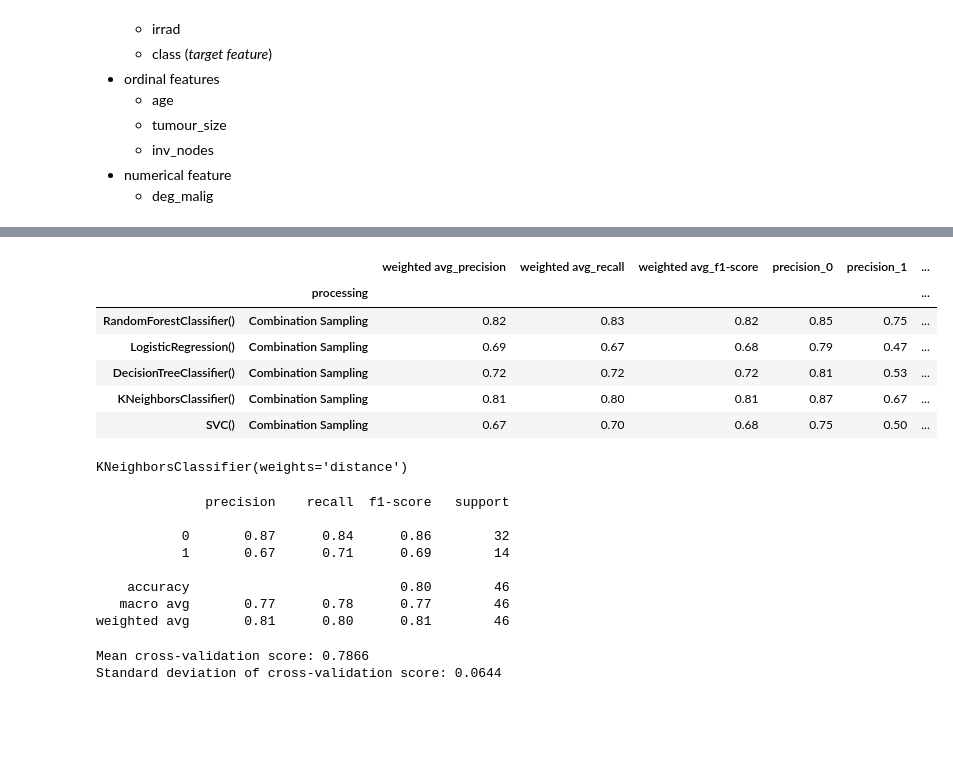
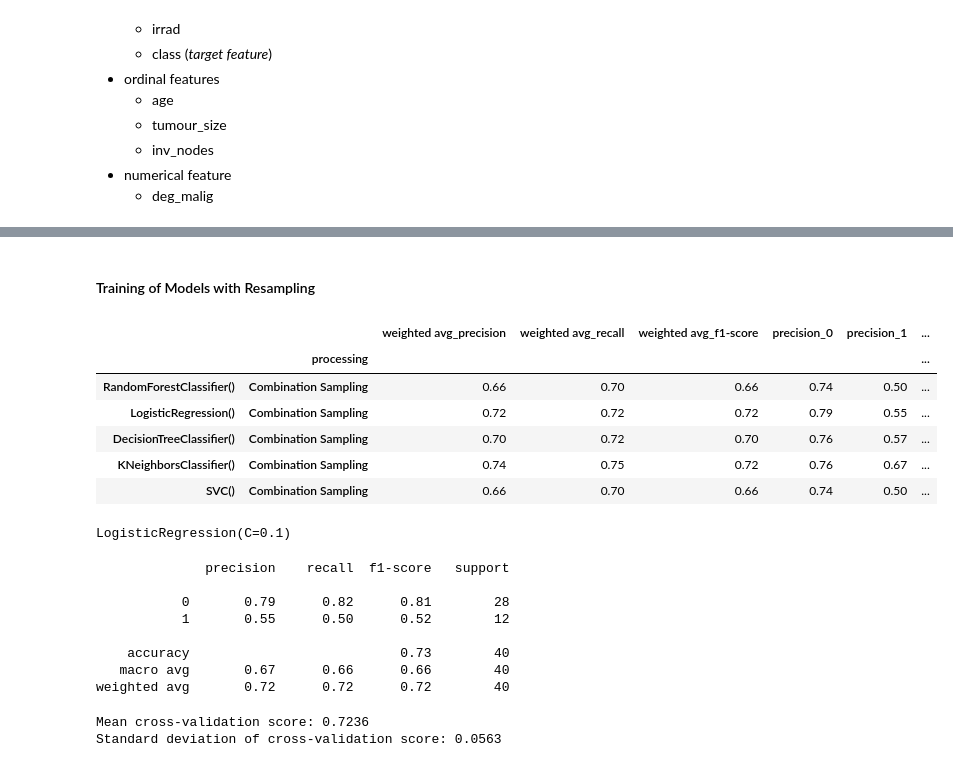
Before and after one commit to daniocionini/Prediction-Model-Breast-Cancer-Recurrence, a Jupyter notebook: model_prediction_recurrence_breast_cancer.ipynb, the cells around one changed output, grey strips where cells are left out. Drawn from its saved outputs; the diff is of its cells as text; code cells hidden in the pictures; blank space fills up the shorter version.

```diff
--- a/model_prediction_recurrence_breast_cancer.ipynb
+++ b/model_prediction_recurrence_breast_cancer.ipynb
@@ -40,11 +40,11 @@ columns_to_keep = ['node_caps', 'inv_nodes', 'irrad', 'breast_quad', 'deg_malig'
 X_train = X_train[columns_to_keep]
 # %%
 # Encode nominal features using one-hot encoding with drop_first=True
-X_train_nominal = pd.get_dummies(X_train[['node_caps', 'breast_quad', 'irrad']], drop_first=True)
+X_train_nominal = pd.get_dummies(X_train[['node_caps', 'irrad']], drop_first=True)
 # %%
 # Perform label encoding for ordinal features
 label_encoder = preprocessing.LabelEncoder()
-X_train_ordinal = X_train[['inv_nodes', 'tumour_size']].copy()
+X_train_ordinal = X_train[['inv_nodes']].copy()
 for col in X_train_ordinal.columns:
     X_train_ordinal.loc[:, col] = label_encoder.fit_transform(X_train_ordinal[col])
 # %%
@@ -67,0 +70,9 @@ X_train_eval, X_eval, y_train_eval, y_eval = train_test_split(X_train_encoded, y
+# %%
+models = [RandomForestClassifier(), LogisticRegression(), DecisionTreeClassifier(), KNeighborsClassifier(), SVC()]
+
+for model in models:
+    model.fit(X_train_eval, y_train_eval)
+    y_pred = model.predict(X_eval)
+    report = classification_report(y_eval, y_pred)
+    print(model)
+    print(report)
@@ -68,5 +97,10 @@ X_train_eval, X_eval, y_train_eval, y_eval = train_test_split(X_train_encoded, y
+# %% [markdown]
+#### Training of Models with Resampling
 # %%
-ros = RandomOverSampler(random_state=42, sampling_strategy='minority')
+ros = RandomOverSampler(random_state=42,
+                        sampling_strategy='minority'
+                        )
+#ros = SMOTE(random_state=42)
 X_train_resampled, y_train_resampled = ros.fit_resample(X_train_eval, y_train_eval)
 # %%
 rfc_parameters = {
@@ -173,69 +204,71 @@ new_labels = {'0': 'RandomForestClassifier()', '1': 'LogisticRegression()', '2':
 
 # Rename the index labels using the dictionary
 result = result.rename(index=new_labels)
 
 
 
 format_dict = {
     'weighted avg_precision': '{:.2f}',
     'weighted avg_recall': '{:.2f}',
     'weighted avg_f1-score': '{:.2f}',
     'precision_0': '{:.2f}',
     'precision_1': '{:.2f}',
     'recall_0': '{:.2f}',
     'recall_1': '{:.2f}',
     'f1-score_0': '{:.2f}',
     'f1-score_1': '{:.2f}',
 }
 
 for col in ['support_0', 'support_1']:
     format_dict[col] = '{}'
 
-# Highlight the maximum value in dark green for each "weighted avg_f1-score" column across all DataFrames
+"""# Highlight the maximum value in dark green for each "weighted avg_f1-score" column across all DataFrames
 max_f1 = result['weighted avg_f1-score'].max()
 min_f1 = result['weighted avg_f1-score'].min()
 highlighted = result.style.apply(lambda x: ['background-color: darkgreen; color: white;' if val >= max_f1 and val == x['weighted avg_f1-score'] else 'background-color: red; color: white;' if val <= min_f1 and val == x['weighted avg_f1-score'] else '' for val in x], axis=1).format(format_dict)
+"""
+highlighted = result.style.apply(lambda x: ['background-color: darkgreen; color: white;' if col == 'f1-score_1' else '' for col in x.index], axis=1).format(format_dict)
 
 
 highlighted
 # %% [output]
 |  |  | weighted avg_precision | weighted avg_recall | weighted avg_f1-score | precision_0 | precision_1 | ... |
 |  | processing |  |  |  |  |  | ... |
-| RandomForestClassifier() | Combination Sampling | 0.82 | 0.83 | 0.82 | 0.85 | 0.75 | ... |
-| LogisticRegression() | Combination Sampling | 0.69 | 0.67 | 0.68 | 0.79 | 0.47 | ... |
-| DecisionTreeClassifier() | Combination Sampling | 0.72 | 0.72 | 0.72 | 0.81 | 0.53 | ... |
-| KNeighborsClassifier() | Combination Sampling | 0.81 | 0.80 | 0.81 | 0.87 | 0.67 | ... |
-| SVC() | Combination Sampling | 0.67 | 0.70 | 0.68 | 0.75 | 0.50 | ... |
+| RandomForestClassifier() | Combination Sampling | 0.66 | 0.70 | 0.66 | 0.74 | 0.50 | ... |
+| LogisticRegression() | Combination Sampling | 0.72 | 0.72 | 0.72 | 0.79 | 0.55 | ... |
+| DecisionTreeClassifier() | Combination Sampling | 0.70 | 0.72 | 0.70 | 0.76 | 0.57 | ... |
+| KNeighborsClassifier() | Combination Sampling | 0.74 | 0.75 | 0.72 | 0.76 | 0.67 | ... |
+| SVC() | Combination Sampling | 0.66 | 0.70 | 0.66 | 0.74 | 0.50 | ... |
-# %%
-kn_model_best
-# %% [output]
-KNeighborsClassifier(weights='distance')
+# %%
+logistic_model_best
+# %% [output]
+LogisticRegression(C=0.1)
 # %%
-kn_model_best.fit(X_train_resampled, y_train_resampled)
-y_pred = kn_model_best.predict(X_eval)
+logistic_model_best.fit(X_train_resampled, y_train_resampled)
+y_pred = logistic_model_best.predict(X_eval)
 report = classification_report(y_eval, y_pred)
-y_score = kn_model_best.predict_proba(X_eval)[:, 1]
+y_score = logistic_model_best.predict_proba(X_eval)[:, 1]
 print(report)
 # %% [output]
               precision    recall  f1-score   support
 
-           0       0.87      0.84      0.86        32
-           1       0.67      0.71      0.69        14
+           0       0.79      0.82      0.81        28
+           1       0.55      0.50      0.52        12
 
-    accuracy                           0.80        46
-   macro avg       0.77      0.78      0.77        46
-weighted avg       0.81      0.80      0.81        46
+    accuracy                           0.73        40
+   macro avg       0.67      0.66      0.66        40
+weighted avg       0.72      0.72      0.72        40
 # %%
-cv = RepeatedStratifiedKFold(n_splits=10, n_repeats=2, random_state=42)
-cv_scores = cross_val_score(kn_model_best, X_train_resampled, y_train_resampled, scoring='f1_micro', cv=cv, n_jobs=-1)
+cv = RepeatedStratifiedKFold(n_splits=5, n_repeats=2, random_state=42)
+cv_scores = cross_val_score(logistic_model_best, X_train_resampled, y_train_resampled, scoring='f1_micro', cv=cv, n_jobs=-1)
 mean_cv_score = np.mean(cv_scores)
 std_cv_score = np.std(cv_scores)
 
 print("Mean cross-validation score:", round(mean_cv_score,4))
 print("Standard deviation of cross-validation score:", round(std_cv_score,4))
 # %% [output]
-Mean cross-validation score: 0.7866
-Standard deviation of cross-validation score: 0.0644
+Mean cross-validation score: 0.7236
+Standard deviation of cross-validation score: 0.0563
 # %%
 # Create a DataFrame to store the CV results
 cv_results = pd.DataFrame(columns=['Run', 'Fold', 'Score'])
```
Also changed, not shown: parts of 29 cells of this notebook, 3 other files.
